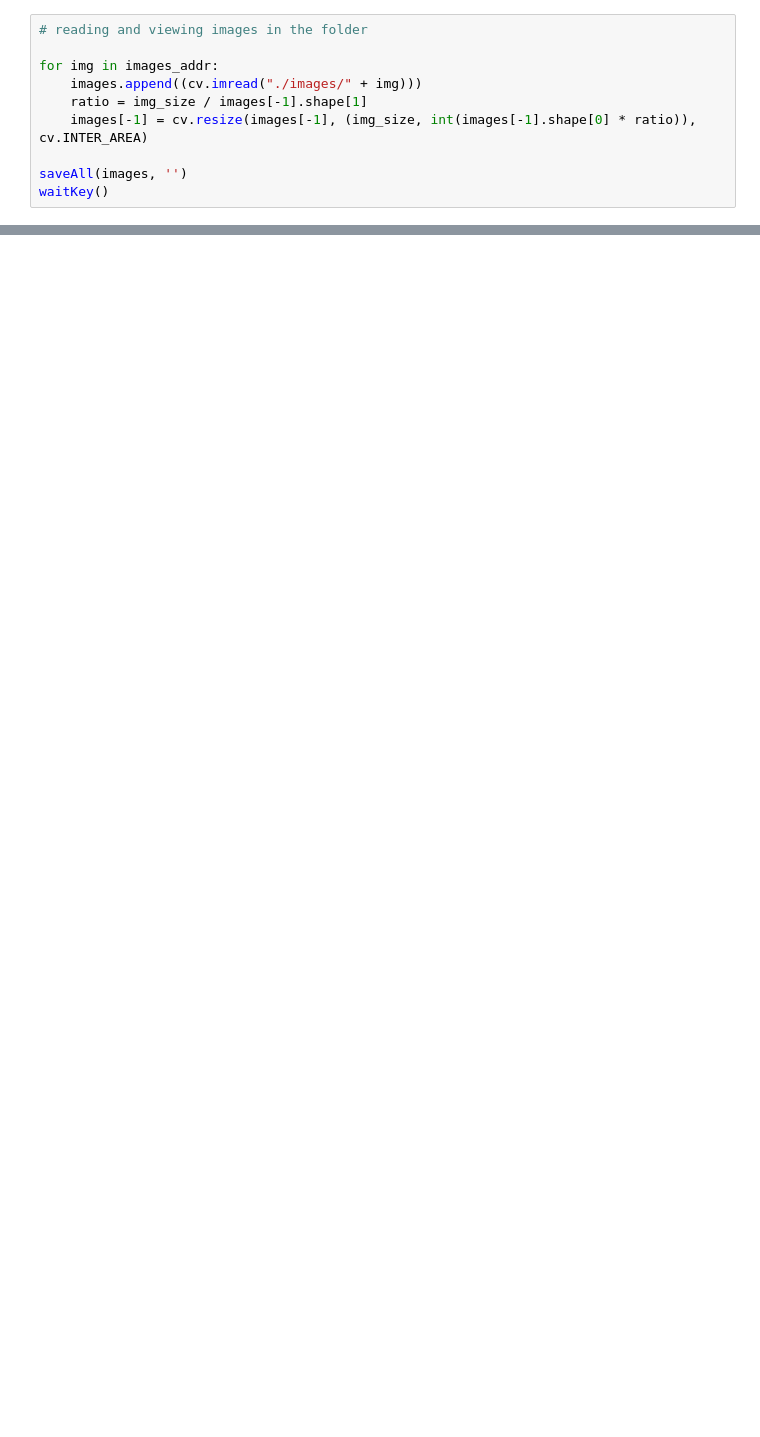
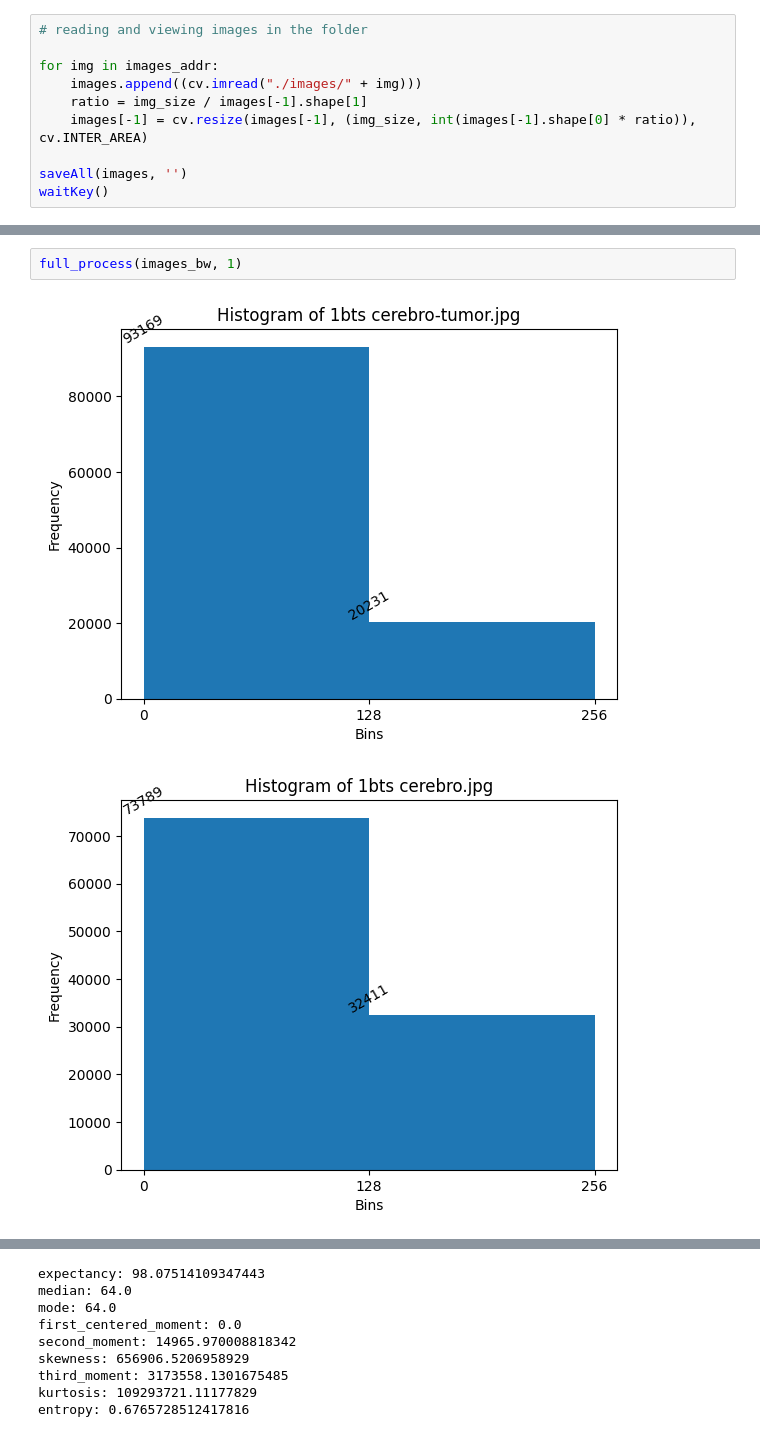
Before and after one commit to gtambara/stochastic-processes, a Jupyter notebook: project-1-requantization-and-analysis/proj1.ipynb, the cells around one changed output, grey strips where cells are left out. Saved outputs shown, nothing was run; the diff lists cells and outputs as text; blank space fills up the shorter version.

```diff
--- a/project-1-requantization-and-analysis/proj1.ipynb
+++ b/project-1-requantization-and-analysis/proj1.ipynb
@@ -177,0 +346,5 @@ waitKey()
+# %%
+full_process(images_bw, 1)
+# %% [output]
+[figure, added]
+[figure, added]
@@ -177,0 +355,9 @@ waitKey()
+expectancy: 98.07514109347443
+median: 64.0
+mode: 64.0
+first_centered_moment: 0.0
+second_moment: 14965.970008818342
+skewness: 656906.5206958929
+third_moment: 3173558.1301675485
+kurtosis: 109293721.11177829
+entropy: 0.6765728512417816
```
Also changed, not shown: parts of 14 cells of this notebook, 44 other files.
